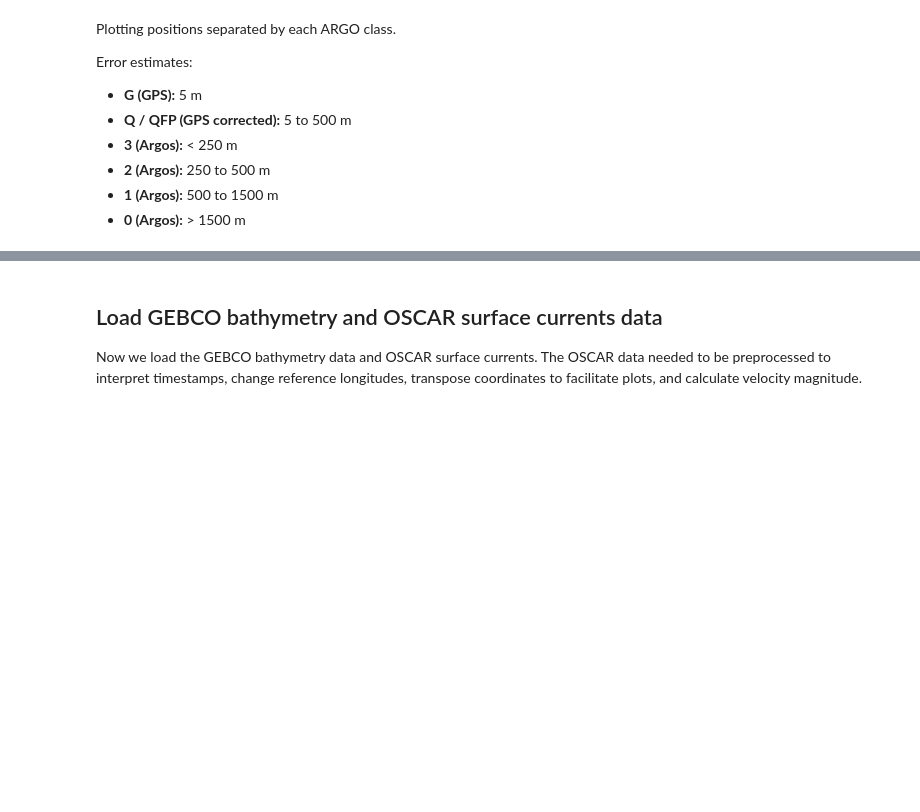
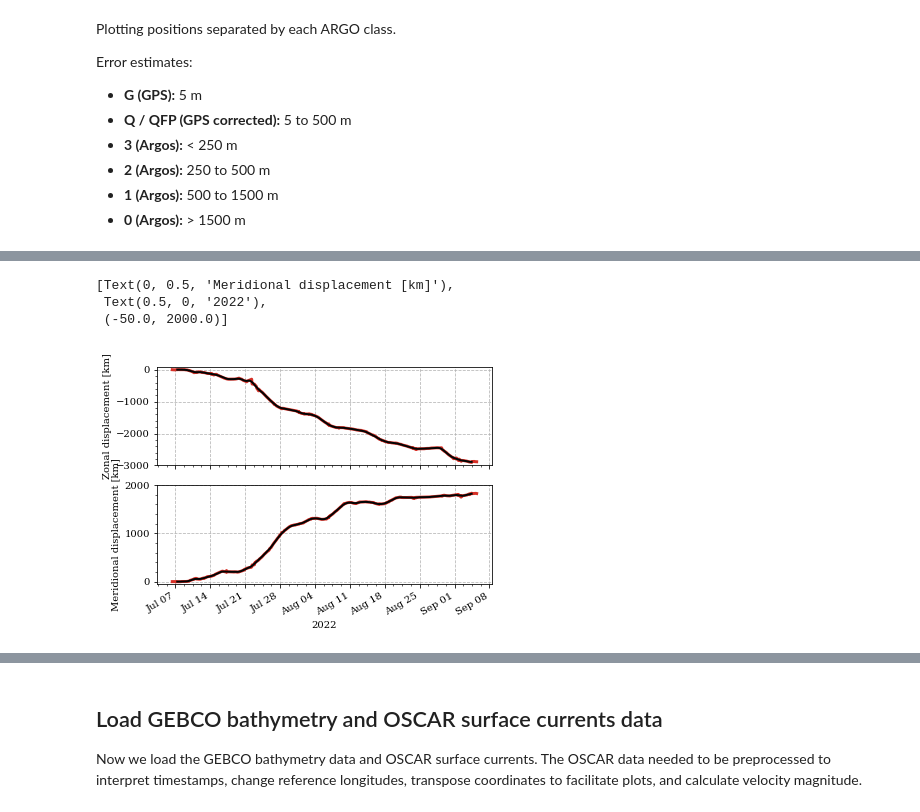
Before and after one commit to iuryt/tico_peixeboi, a Jupyter notebook: src/analysis.ipynb, the cells around one changed output, grey strips where cells are left out. Saved outputs shown, nothing was run; the diff lists cells and outputs as text; code cells hidden in the pictures; blank space fills up the shorter version.

```diff
--- a/src/analysis.ipynb
+++ b/src/analysis.ipynb
@@ -72,0 +102,4 @@ ds.spd.plot()
+# %%
+tmin = ds.time.min().dt.strftime("%Y-%m-%d %H:%M").values.tolist()
+tmax = ds.time.max().dt.strftime("%Y-%m-%d %H:%M").values.tolist()
+dsi = ds.interp(time=pd.date_range(start=tmin,end=tmax,freq="1H"))[["longitude","latitude","x","y"]]
@@ -72,0 +108,27 @@ ds.spd.plot()
+# %%
+window = 2*24+1 # hours
+weight = xr.DataArray(np.hanning(window), dims=['window'])
+smooth = lambda ds: ds.rolling(time=window,center=True,min_periods=1).construct('window').dot(weight)/weight.sum()
+# %%
+fmt = "%b %d"
+fig,ax = plt.subplots(2,1)
+
+(smooth(dsi.x)*1e-3).plot(ax=ax[0],zorder=1e3)
+(dsi.x*1e-3).plot(ax=ax[0],lw=3)
+
+(smooth(dsi.y)*1e-3).plot(ax=ax[1],zorder=1e3)
+(dsi.y*1e-3).plot(ax=ax[1],lw=3)
+
+
+for a in ax:
+    a.xaxis.set_major_locator(DayLocator(interval=7))
+    a.xaxis.set_major_formatter(DateFormatter(fmt))
+    a.set(yticks=np.arange(-3000,3000,1000))
+
+ax[0].set(ylabel="Zonal displacement [km]",xlabel="",xticklabels=[],ylim=[-3000,100])
+ax[1].set(ylabel="Meridional displacement [km]",xlabel="2022",ylim=[-50,2000])
+# %% [output]
+[Text(0, 0.5, 'Meridional displacement [km]'),
+ Text(0.5, 0, '2022'),
+ (-50.0, 2000.0)]
+[figure, added]
```
Also changed, not shown: parts of 35 cells of this notebook, 2 other files.
